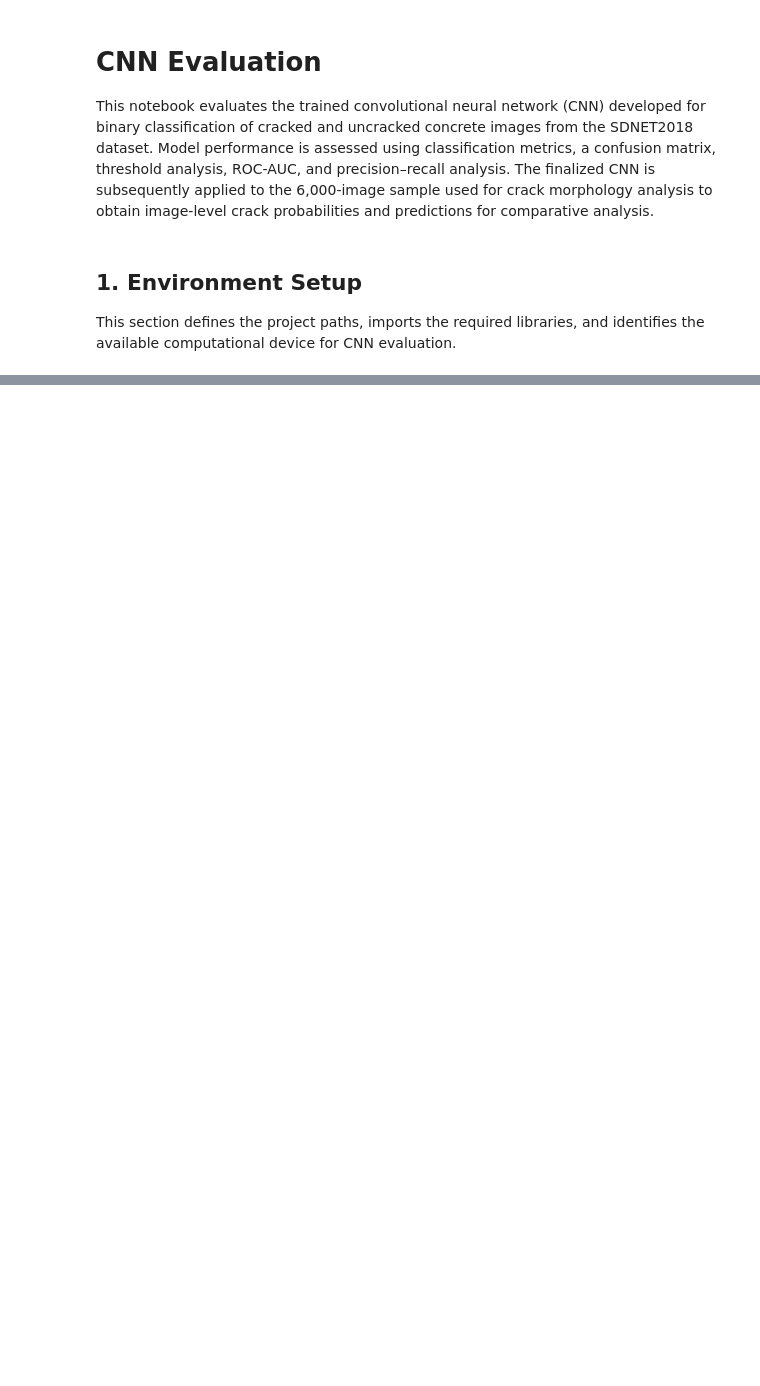
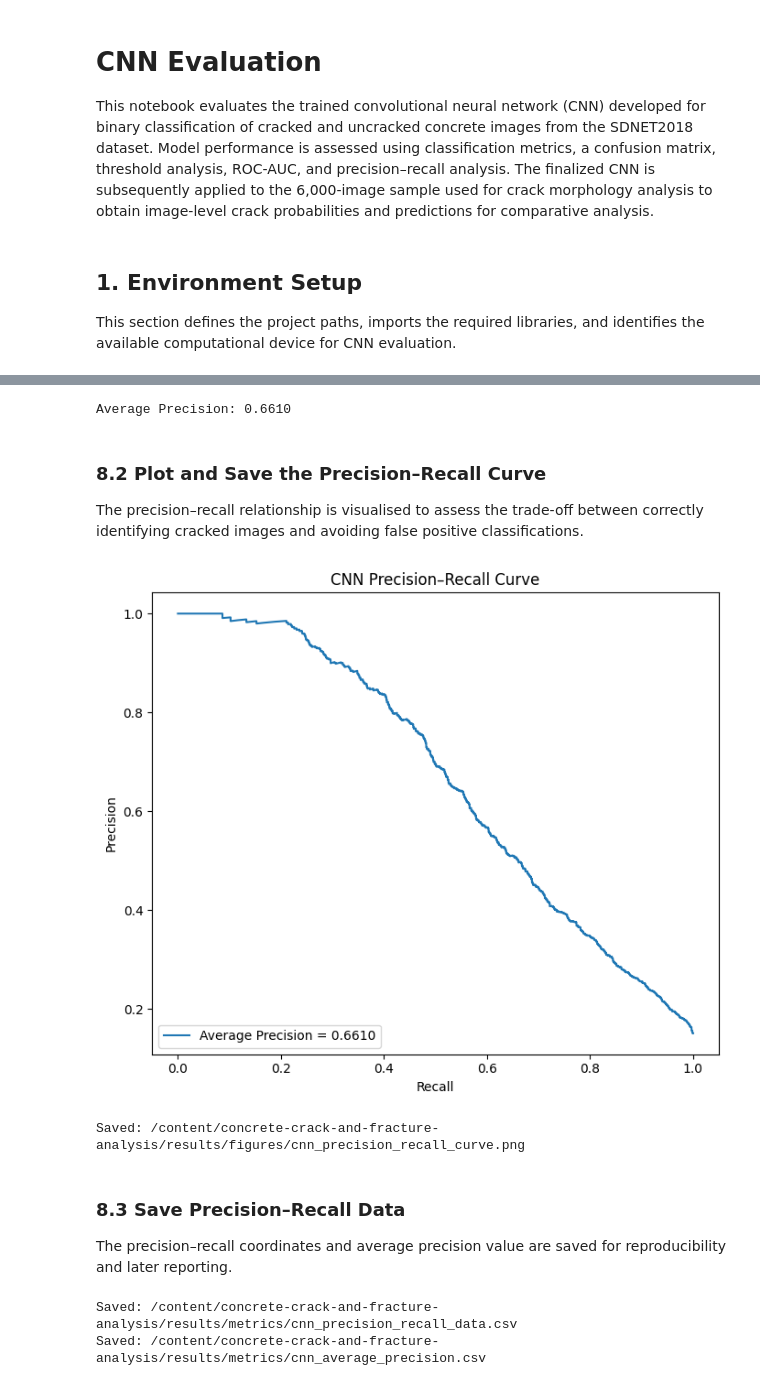
Before and after one commit to yoolmalaak/concrete-crack-and-fracture-analysis, a Jupyter notebook: notebooks/05_cnn_evaluation.ipynb, the cells around one changed output, grey strips where cells are left out. Saved outputs shown, nothing was run; the diff lists cells and outputs as text; code cells hidden in the pictures; blank space fills up the shorter version.

```diff
--- a/notebooks/05_cnn_evaluation.ipynb
+++ b/notebooks/05_cnn_evaluation.ipynb
@@ -43,0 +695,74 @@ Device: cpu
+# %%
+precision_values, recall_values, pr_thresholds = precision_recall_curve(
+    all_labels,
+    all_probabilities
+)
+
+average_precision = average_precision_score(
+    all_labels,
+    all_probabilities
+)
+
+print(f"Average Precision: {average_precision:.4f}")
+# %% [output]
+Average Precision: 0.6610
+# %% [markdown]
+### 8.2 Plot and Save the Precision–Recall Curve
+
+The precision–recall relationship is visualised to assess the trade-off between correctly identifying cracked images and avoiding false positive classifications.
+# %%
+fig, ax = plt.subplots(figsize=(7, 6))
+
+ax.plot(
+    recall_values,
+    precision_values,
+    label=f"Average Precision = {average_precision:.4f}"
+)
+
+ax.set_xlabel("Recall")
+ax.set_ylabel("Precision")
+ax.set_title("CNN Precision–Recall Curve")
+ax.legend(loc="lower left")
+
+plt.tight_layout()
+
+pr_figure_path = PROJECT_ROOT / "results" / "figures" / "cnn_precision_recall_curve.png"
+pr_figure_path.parent.mkdir(parents=True, exist_ok=True)
+
+plt.savefig(
+    pr_figure_path,
+    dpi=300,
+    bbox_inches="tight"
+)
+
+plt.show()
+
+print("Saved:", pr_figure_path)
+# %% [output]
+[figure, added]
+Saved: /content/concrete-crack-and-fracture-analysis/results/figures/cnn_precision_recall_curve.png
+# %% [markdown]
+### 8.3 Save Precision–Recall Data
+
+The precision–recall coordinates and average precision value are saved for reproducibility and later reporting.
+# %%
+pr_data = pd.DataFrame({
+    "recall": recall_values,
+    "precision": precision_values
+})
+
+pr_data_path = PROJECT_ROOT / "results" / "metrics" / "cnn_precision_recall_data.csv"
+ap_path = PROJECT_ROOT / "results" / "metrics" / "cnn_average_precision.csv"
+
+pr_data.to_csv(pr_data_path, index=False)
+
+pd.DataFrame({
+    "metric": ["average_precision"],
+    "value": [average_precision]
+}).to_csv(ap_path, index=False)
+
+print("Saved:", pr_data_path)
+print("Saved:", ap_path)
+# %% [output]
+Saved: /content/concrete-crack-and-fracture-analysis/results/metrics/cnn_precision_recall_data.csv
+Saved: /content/concrete-crack-and-fracture-analysis/results/metrics/cnn_average_precision.csv
```
Also changed, not shown: parts of 61 cells of this notebook.
